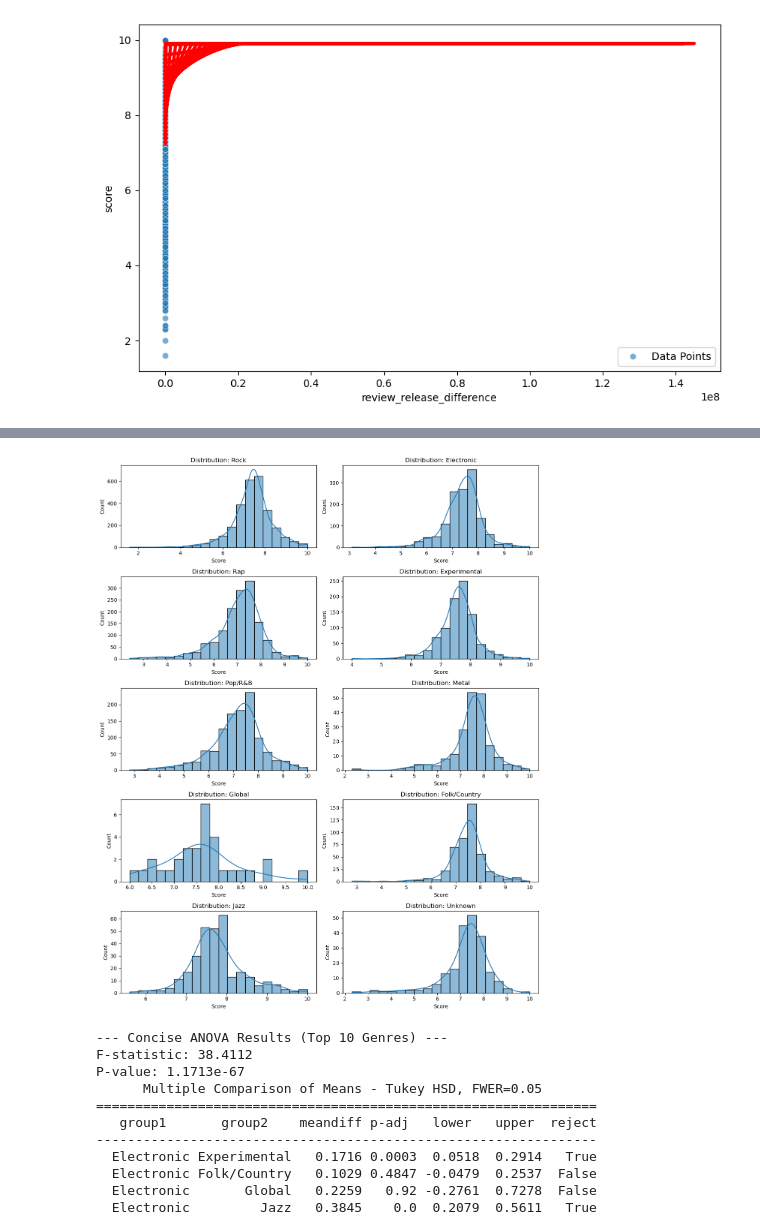
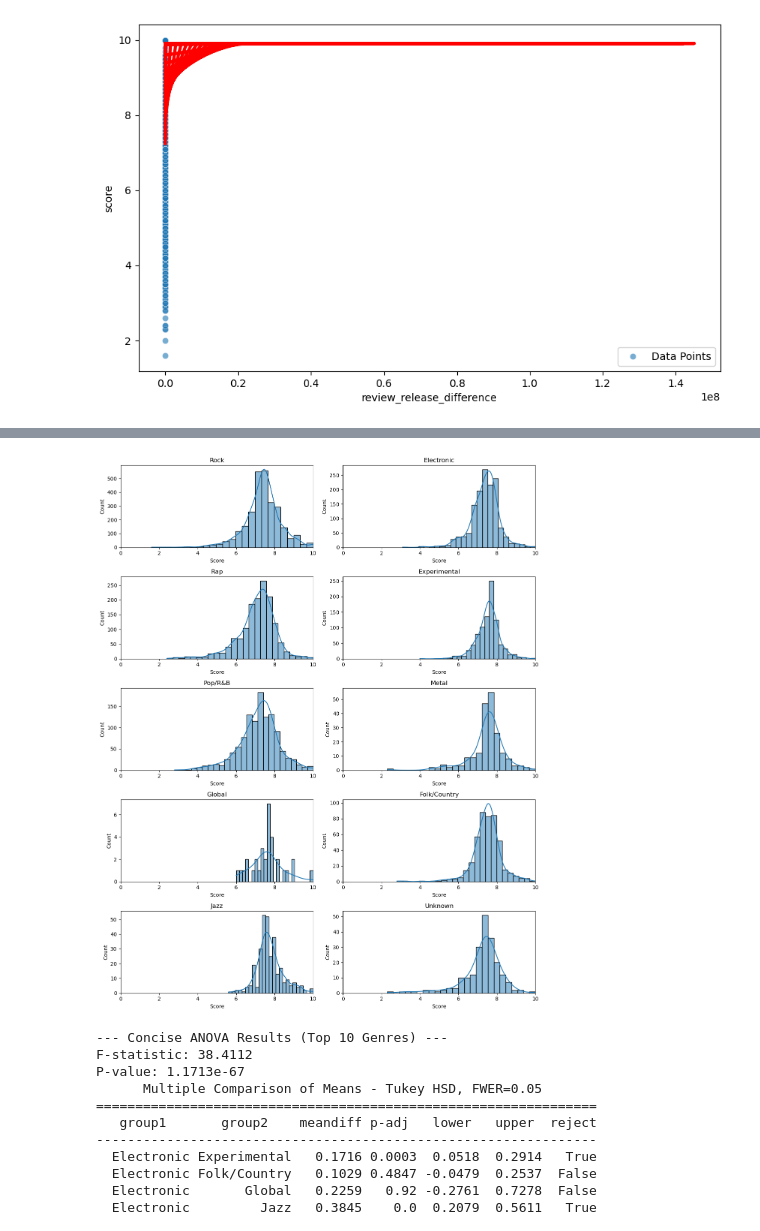
Before and after one commit to skunitzlevy/ds6021-pitchfork, a Jupyter notebook: Finn_analysis.ipynb, the cells around one changed output, grey strips where cells are left out. Drawn from its saved outputs; the diff is of its cells as text; code cells hidden in the pictures.

Commit message:
Visualizations

```diff
--- a/Finn_analysis.ipynb
+++ b/Finn_analysis.ipynb
@@ -237,19 +298,20 @@ plt.show()
 # %%
 unique_genres = df['main_genre'].dropna().unique()
 fig, axes = plt.subplots(5, 2, figsize=(12, 15))
 axes = axes.flatten()
 for i, ax in enumerate(axes):
     if i < len(unique_genres):
         genre = unique_genres[i]
         subset = df[df['main_genre'] == genre]
-        sns.histplot(subset['score'].dropna(), bins=20, kde=True, edgecolor='black', ax=ax)
-        ax.set_title(f'Distribution: {genre}', fontsize=12)
+        sns.histplot(subset['score'].dropna(), bins=25, kde=True, edgecolor='black', ax=ax)
+        ax.set_title(f'{genre}', fontsize=12)
         ax.set_xlabel('Score')
         ax.set_ylabel('Count')
+        ax.set_xlim(0, 10)
 plt.tight_layout()
 plt.show()
 # %% [output]
-[figure, old version]
+[figure, new version]
 # %%
 from scipy.stats import f_oneway
 from statsmodels.stats.multicomp import pairwise_tukeyhsd
```
Also changed, not shown: parts of 6 cells of this notebook, 4 other files.
